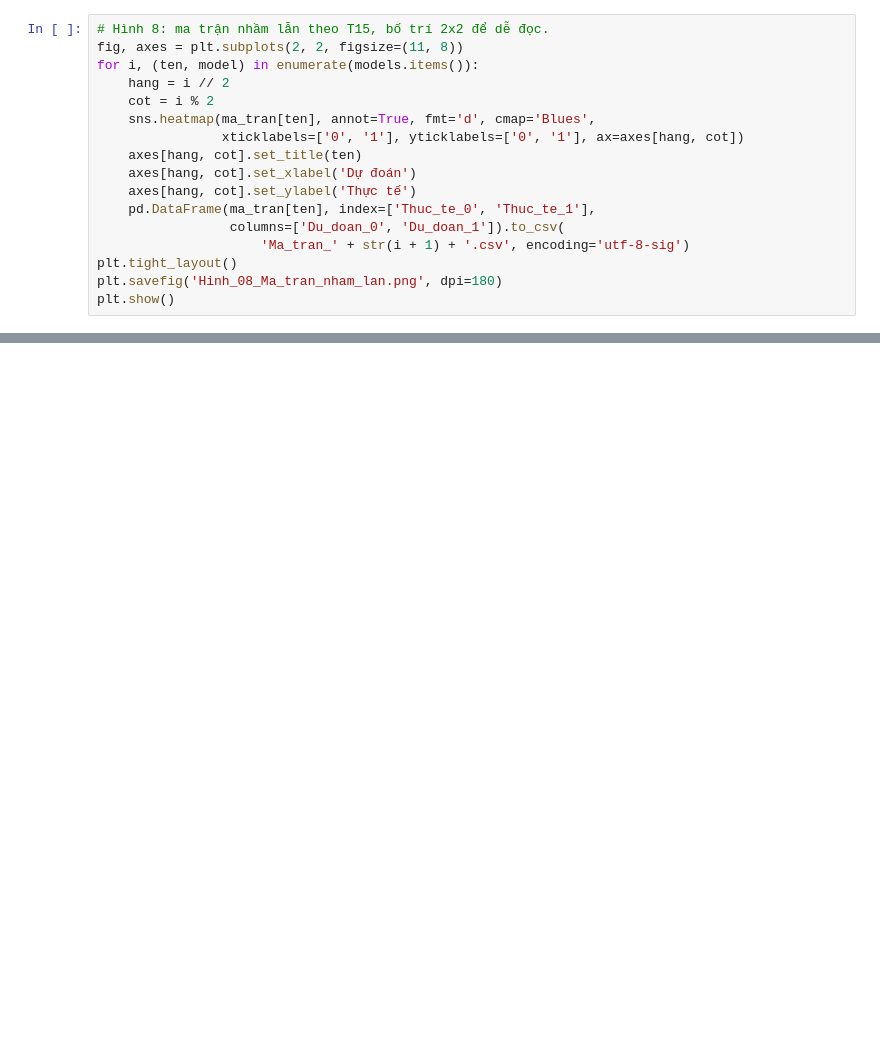
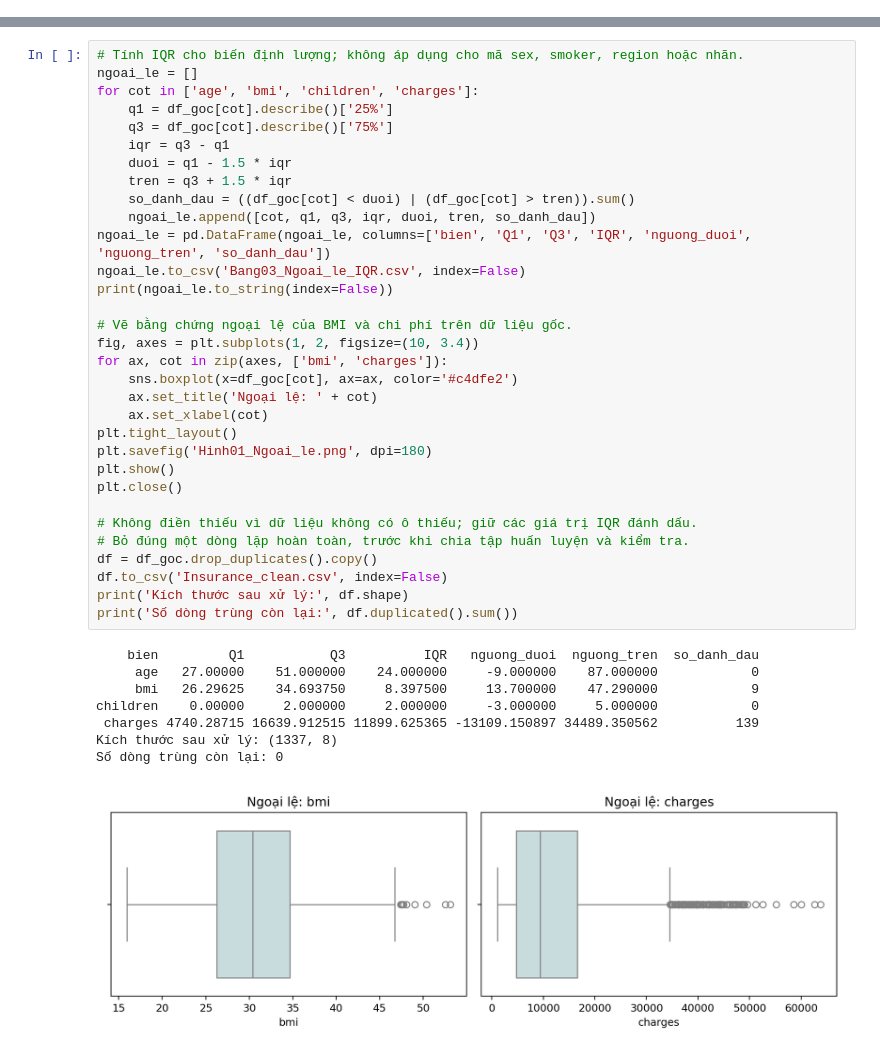
Before and after one commit to duyta848-sys/Project3-Insurance-Claim, a Jupyter notebook: Project3_Insurance_Claim.ipynb, the cells around one changed output, grey strips where cells are left out. Cells and saved outputs as stored; diff of their text form; blank space fills up the shorter version.

```diff
--- a/Project3_Insurance_Claim.ipynb
+++ b/Project3_Insurance_Claim.ipynb
@@ -484,17 +0,0 @@ Các mô hình dùng cùng tập test để so sánh theo bài thực hành. Kh
-# %%
-# Hình 8: ma trận nhầm lẫn theo T15, bố trí 2x2 để dễ đọc.
-fig, axes = plt.subplots(2, 2, figsize=(11, 8))
-for i, (ten, model) in enumerate(models.items()):
-    hang = i // 2
-    cot = i % 2
-    sns.heatmap(ma_tran[ten], annot=True, fmt='d', cmap='Blues',
-                xticklabels=['0', '1'], yticklabels=['0', '1'], ax=axes[hang, cot])
-    axes[hang, cot].set_title(ten)
-    axes[hang, cot].set_xlabel('Dự đoán')
-    axes[hang, cot].set_ylabel('Thực tế')
-    pd.DataFrame(ma_tran[ten], index=['Thuc_te_0', 'Thuc_te_1'],
-                 columns=['Du_doan_0', 'Du_doan_1']).to_csv(
-                     'Ma_tran_' + str(i + 1) + '.csv', encoding='utf-8-sig')
-plt.tight_layout()
-plt.savefig('Hinh_08_Ma_tran_nham_lan.png', dpi=180)
-plt.show()
@@ -530,0 +1441,41 @@ plt.show()
+# %%
+# Tính IQR cho biến định lượng; không áp dụng cho mã sex, smoker, region hoặc nhãn.
+ngoai_le = []
+for cot in ['age', 'bmi', 'children', 'charges']:
+    q1 = df_goc[cot].describe()['25%']
+    q3 = df_goc[cot].describe()['75%']
+    iqr = q3 - q1
+    duoi = q1 - 1.5 * iqr
+    tren = q3 + 1.5 * iqr
+    so_danh_dau = ((df_goc[cot] < duoi) | (df_goc[cot] > tren)).sum()
+    ngoai_le.append([cot, q1, q3, iqr, duoi, tren, so_danh_dau])
+ngoai_le = pd.DataFrame(ngoai_le, columns=['bien', 'Q1', 'Q3', 'IQR', 'nguong_duoi', 'nguong_tren', 'so_danh_dau'])
+ngoai_le.to_csv('Bang03_Ngoai_le_IQR.csv', index=False)
+print(ngoai_le.to_string(index=False))
+
+# Vẽ bằng chứng ngoại lệ của BMI và chi phí trên dữ liệu gốc.
+fig, axes = plt.subplots(1, 2, figsize=(10, 3.4))
+for ax, cot in zip(axes, ['bmi', 'charges']):
+    sns.boxplot(x=df_goc[cot], ax=ax, color='#c4dfe2')
+    ax.set_title('Ngoại lệ: ' + cot)
+    ax.set_xlabel(cot)
+plt.tight_layout()
+plt.savefig('Hinh01_Ngoai_le.png', dpi=180)
+plt.show()
+plt.close()
+
+# Không điền thiếu vì dữ liệu không có ô thiếu; giữ các giá trị IQR đánh dấu.
+# Bỏ đúng một dòng lặp hoàn toàn, trước khi chia tập huấn luyện và kiểm tra.
+df = df_goc.drop_duplicates().copy()
+df.to_csv('Insurance_clean.csv', index=False)
+print('Kích thước sau xử lý:', df.shape)
+print('Số dòng trùng còn lại:', df.duplicated().sum())
+# %% [output]
+    bien         Q1           Q3          IQR   nguong_duoi  nguong_tren  so_danh_dau
+     age   27.00000    51.000000    24.000000     -9.000000    87.000000            0
+     bmi   26.29625    34.693750     8.397500     13.700000    47.290000            9
+children    0.00000     2.000000     2.000000     -3.000000     5.000000            0
+ charges 4740.28715 16639.912515 11899.625365 -13109.150897 34489.350562          139
+Kích thước sau xử lý: (1337, 8)
+Số dòng trùng còn lại: 0
+[figure, added]
```
Also changed, not shown: parts of 65 cells of this notebook, 57 other files.
